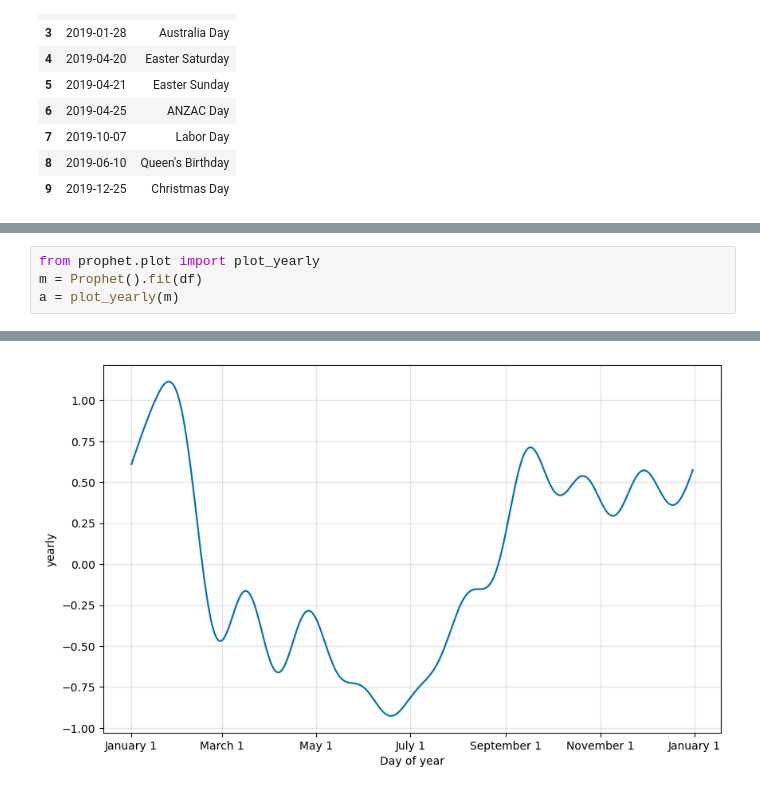
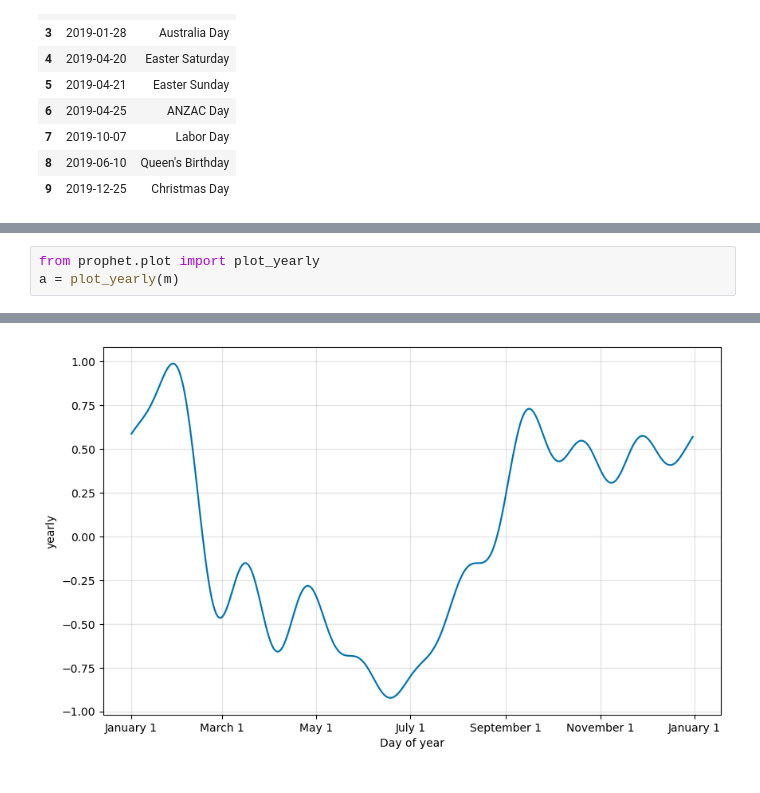
Before and after one commit to SumeyraBayrak/Prophet-Forecasting-Toolkit, a Jupyter notebook: 4-seasonality-holidayeffects-and-regressors-Copy1.ipynb, the cells around one changed output, grey strips where cells are left out. Saved outputs shown, nothing was run; the diff lists cells and outputs as text.

```diff
--- a/4-seasonality-holidayeffects-and-regressors-Copy1.ipynb
+++ b/4-seasonality-holidayeffects-and-regressors-Copy1.ipynb
@@ -137,5 +206,4 @@ m_nsw = Prophet(holidays=nsw_holidays)
 # %%
 from prophet.plot import plot_yearly
-m = Prophet().fit(df)
 a = plot_yearly(m)
 # %% [output]
@@ -144 +210 @@ a = plot_yearly(m)
-[figure, old version]
+[figure, new version]
```
Also changed, not shown: parts of 44 cells of this notebook, 3 other files.
